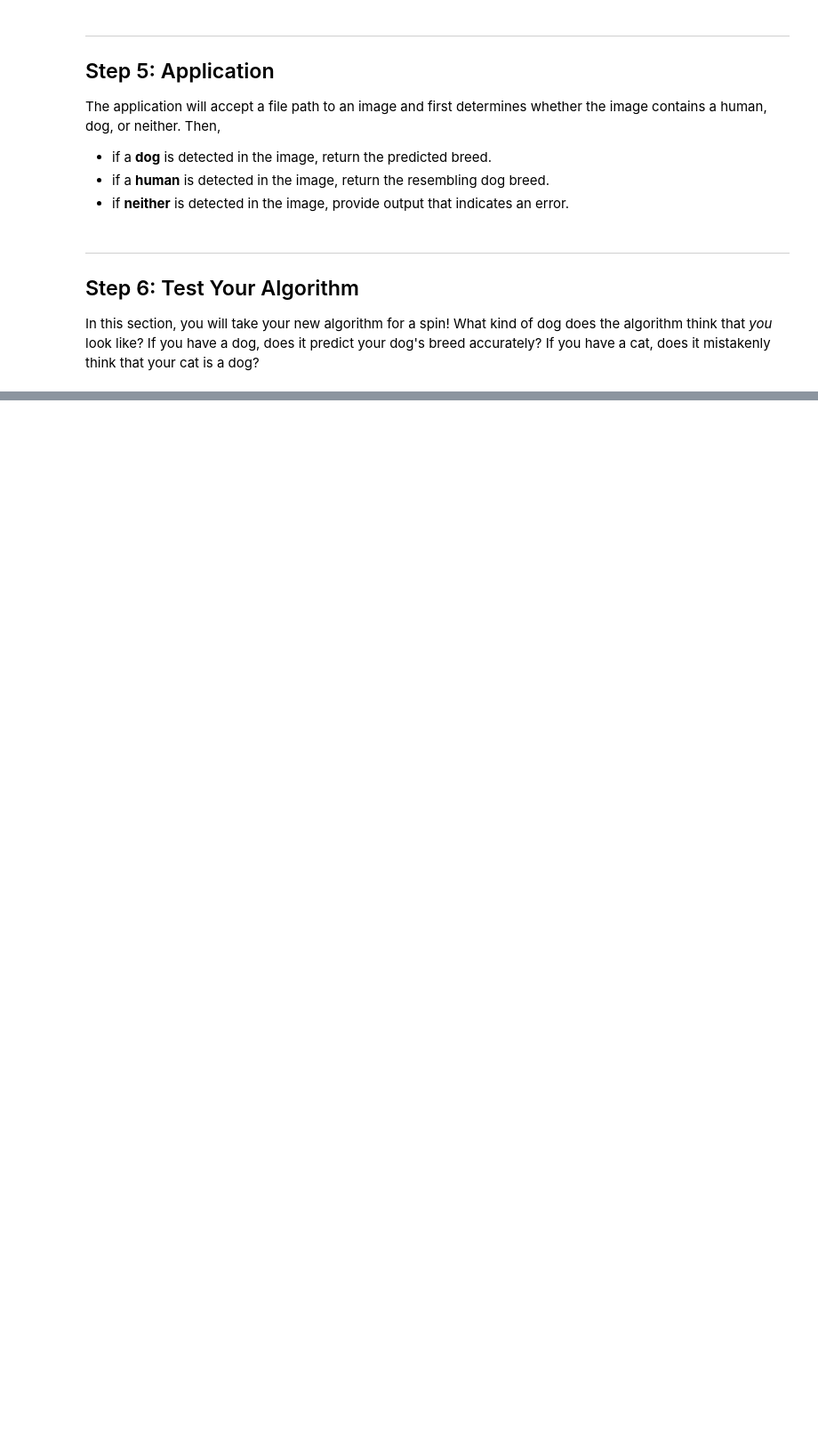
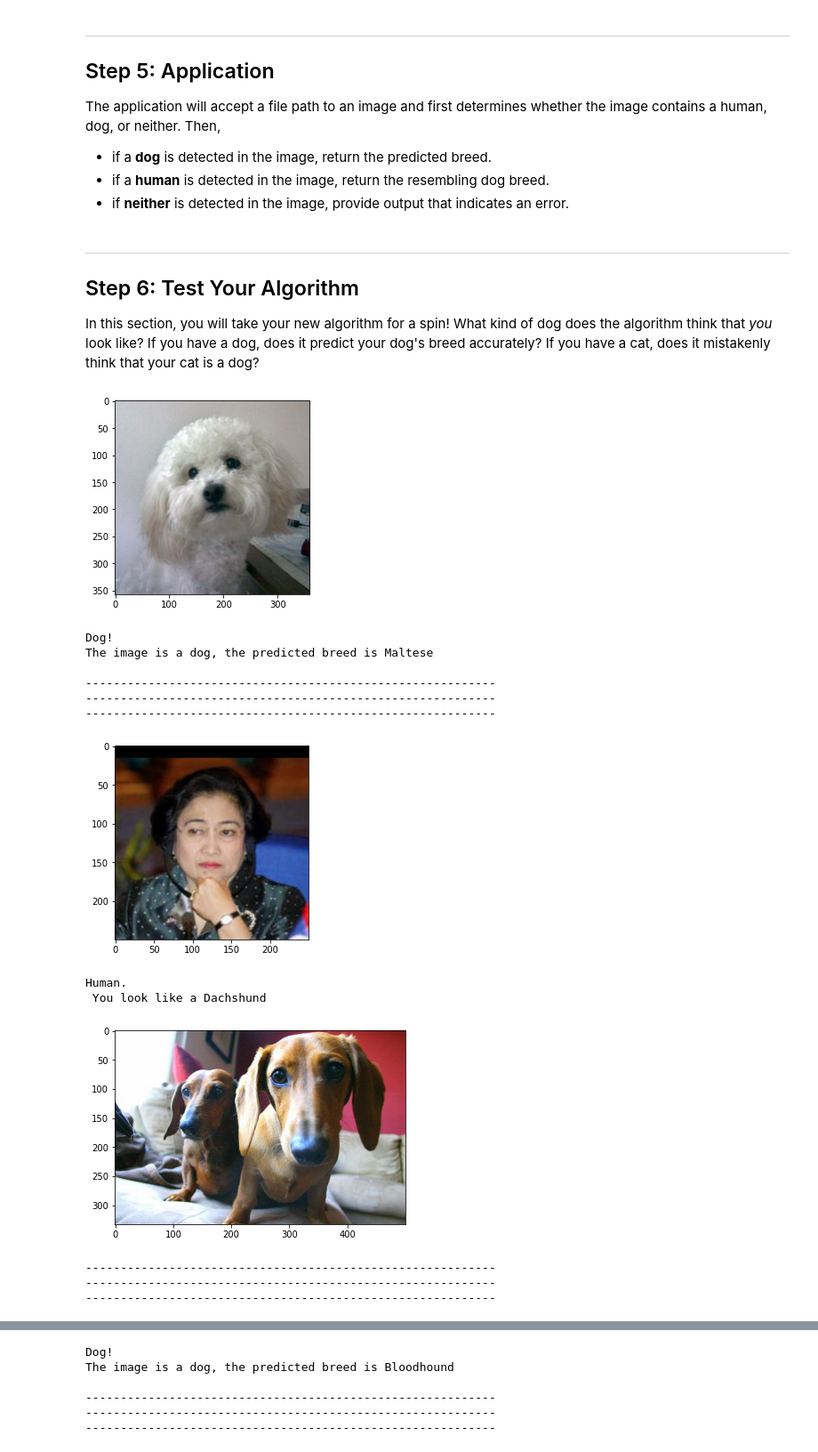
Before and after one commit to matteoanelli/Dog_breed_classification, a Jupyter notebook: dog_app.ipynb, the cells around one changed output, grey strips where cells are left out. Shown at 89% size. Saved outputs shown, nothing was run; the diff lists cells and outputs as text; code cells hidden in the pictures; blank space fills up the shorter version.

Commit message:
App shows also image of resemble dog breed

```diff
--- a/dog_app.ipynb
+++ b/dog_app.ipynb
@@ -802,7 +832,8 @@ The application will accept a file path to an image and first determines whether
 - if a __human__ is detected in the image, return the resembling dog breed.
 - if __neither__ is detected in the image, provide output that indicates an error.
 # %%
-def run_app(dog_model, human_model, breed_classifier, img_path):
+def run_app(dog_model, human_model, breed_classifier, img_path,
+            dog_if_human=False):
     ## handle cases for a human face, dog, and neither
 
     # Plot the image
@@ -813,10 +844,22 @@ def run_app(dog_model, human_model, breed_classifier, img_path):
     if dog_detector(dog_model, img_path):
         out = predict_breed_transfer(breed_classifier, class_names, img_path)
         print("Dog! \nThe image is a dog, the predicted breed is {}".format(out))
+        print("\n-----------------------------------------------------------")
+        print("-----------------------------------------------------------")
+        print("-----------------------------------------------------------\n")
     # check if human
     elif face_detector(human_model, img_path):
         out = predict_breed_transfer(breed_classifier, class_names, img_path)
         print("Human. \n You look like a {}".format(out))
+        if dog_if_human:
+            pred_example = np.array(glob("./dogImages/test/*.{}/*".format(
+            out.replace(" ", "_"))))[0]
+            img_dog = Image.open(pred_example)
+            plt.imshow(img_dog)
+            plt.show()
+        print("\n-----------------------------------------------------------")
+        print("-----------------------------------------------------------")
+        print("-----------------------------------------------------------\n")
     # output error
     else:
         print("Error! The image is not a dog niether a human. Try again with a different image")
@@ -829,24 +872,41 @@ In this section, you will take your new algorithm for a spin!  What kind of dog
 # %%
 ## TODO: Execute your algorithm from Step 6 on
 ## at least 6 images on your computer.
 ## Feel free to use as many code cells as needed.
 from random import randrange
 
-number_of_figure = 3
+number_of_figure = 2
 
 human_to_predict = [human_files[randrange(len(human_files))] for _ in range(number_of_figure)]
 
 dog_test = np.array(glob("./dogImages/test/*/*"))
 dog_to_predict = [dog_test[randrange(len(dog_test))] for _ in range(number_of_figure+1)]
 
 for human, dog in zip(human_to_predict, dog_to_predict):
-    run_app(VGG16, mtcnn, model_transfer, human)
     run_app(VGG16, mtcnn, model_transfer, dog)
+    run_app(VGG16, mtcnn, model_transfer, human, True)
 
+# TODO test labrador different colors
+# print("test labrador different color")
 # test labrador
 # labradors = ['images/Labrador_retriever_06457.jpg', 'images/Labrador_retriever_06455.jpg', 'images/Labrador_retriever_06449.jpg']
 # for l in labradors:
 #     run_app(VGG16, mtcnn, model_transfer, l)
 
 #test extra input
 # run_app('images/sample_cnn.png')
+# %% [output]
+[figure, added]
+Dog!
+The image is a dog, the predicted breed is Maltese
+
+-----------------------------------------------------------
+-----------------------------------------------------------
+-----------------------------------------------------------
+[figure, added]
+Human.
+ You look like a Dachshund
+[figure, added]
+-----------------------------------------------------------
+-----------------------------------------------------------
+-----------------------------------------------------------
@@ -852,0 +914,6 @@ for human, dog in zip(human_to_predict, dog_to_predict):
+Dog!
+The image is a dog, the predicted breed is Bloodhound
+
+-----------------------------------------------------------
+-----------------------------------------------------------
+-----------------------------------------------------------
```
Also changed, not shown: parts of 12 cells of this notebook.
